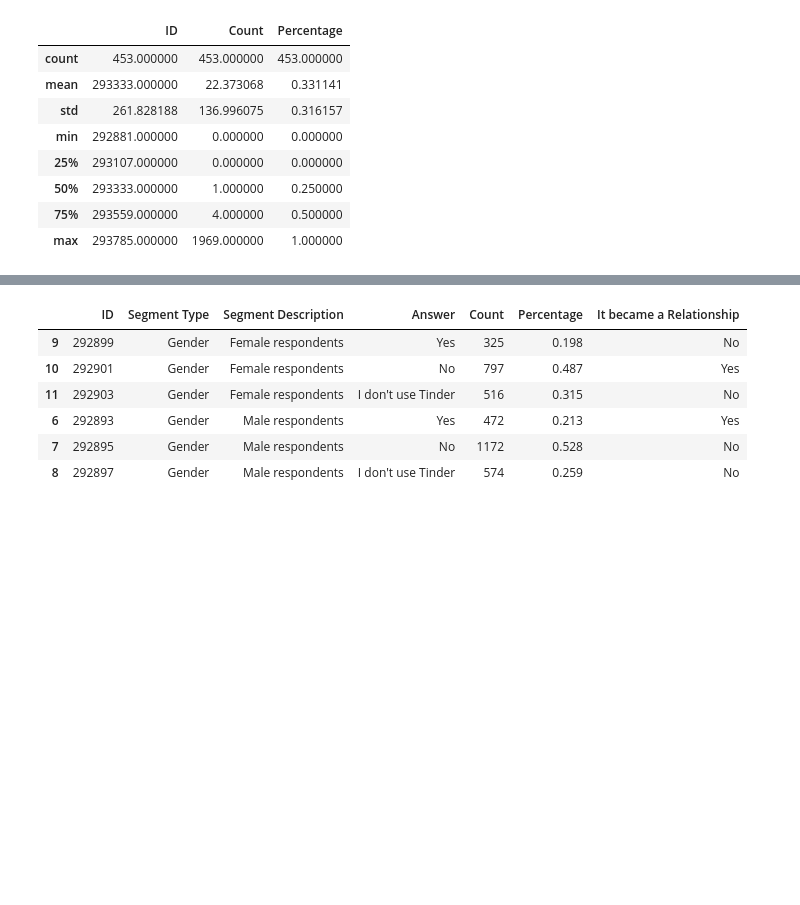
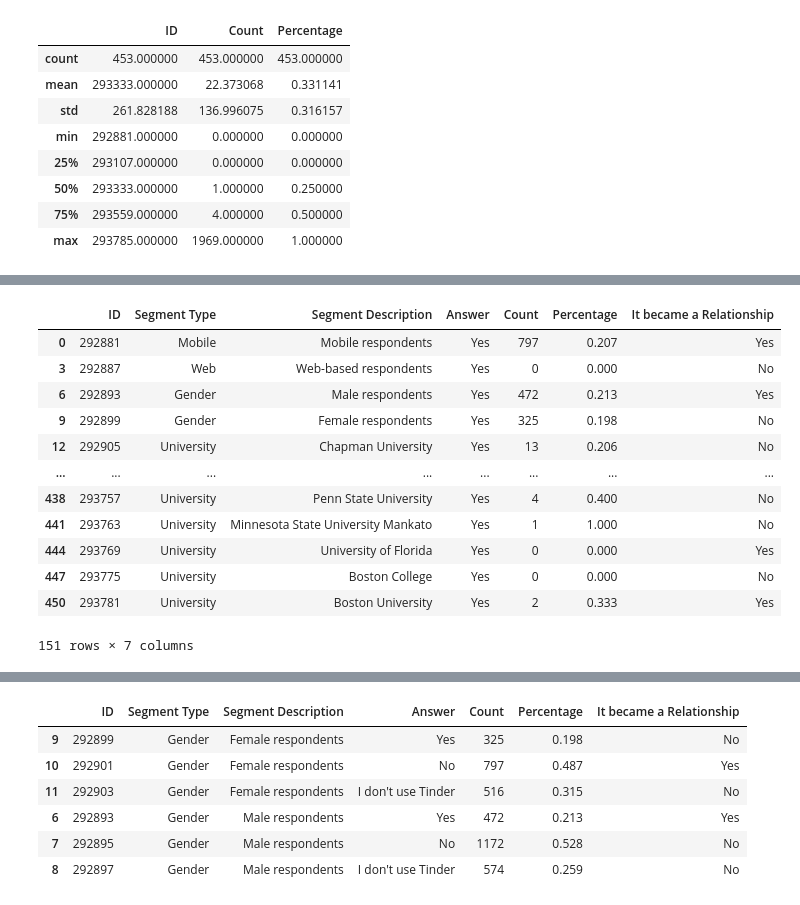
Before and after one commit to TheRealRango/KIorAI, a Jupyter notebook: KI-Project/Tinder/Tinder.ipynb, the cells around one changed output, grey strips where cells are left out. Saved outputs shown, nothing was run; the diff lists cells and outputs as text; code cells hidden in the pictures; blank space fills up the shorter version.

```diff
--- a/KI-Project/Tinder/Tinder.ipynb
+++ b/KI-Project/Tinder/Tinder.ipynb
@@ -32,0 +61,16 @@ df.describe()
+# %%
+dfYes
+# %% [output]
+|  | ID | Segment Type | Segment Description | Answer | Count | Percentage | It became a Relationship |
+| 0 | 292881 | Mobile | Mobile respondents | Yes | 797 | 0.207 | Yes |
+| 3 | 292887 | Web | Web-based respondents | Yes | 0 | 0.000 | No |
+| 6 | 292893 | Gender | Male respondents | Yes | 472 | 0.213 | Yes |
+| 9 | 292899 | Gender | Female respondents | Yes | 325 | 0.198 | No |
+| 12 | 292905 | University | Chapman University | Yes | 13 | 0.206 | No |
+| ... | ... | ... | ... | ... | ... | ... | ... |
+| 438 | 293757 | University | Penn State University | Yes | 4 | 0.400 | No |
+| 441 | 293763 | University | Minnesota State University Mankato | Yes | 1 | 1.000 | No |
+| 444 | 293769 | University | University of Florida | Yes | 0 | 0.000 | Yes |
+| 447 | 293775 | University | Boston College | Yes | 0 | 0.000 | No |
+| 450 | 293781 | University | Boston University | Yes | 2 | 0.333 | Yes |
+151 rows × 7 columns
```
Also changed, not shown: parts of 50 cells of this notebook.
